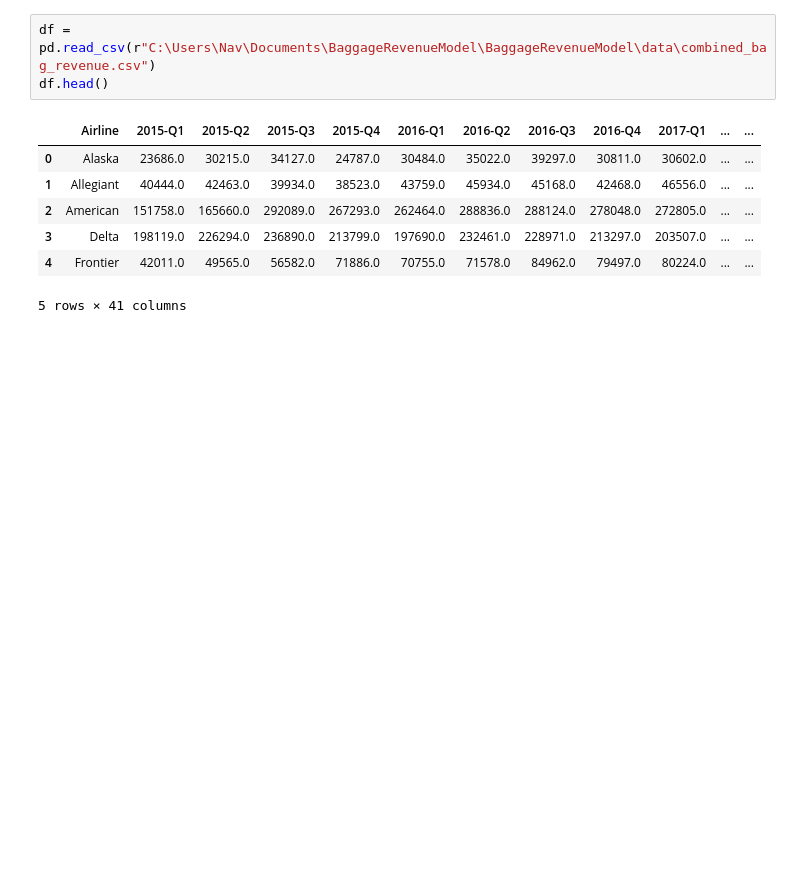
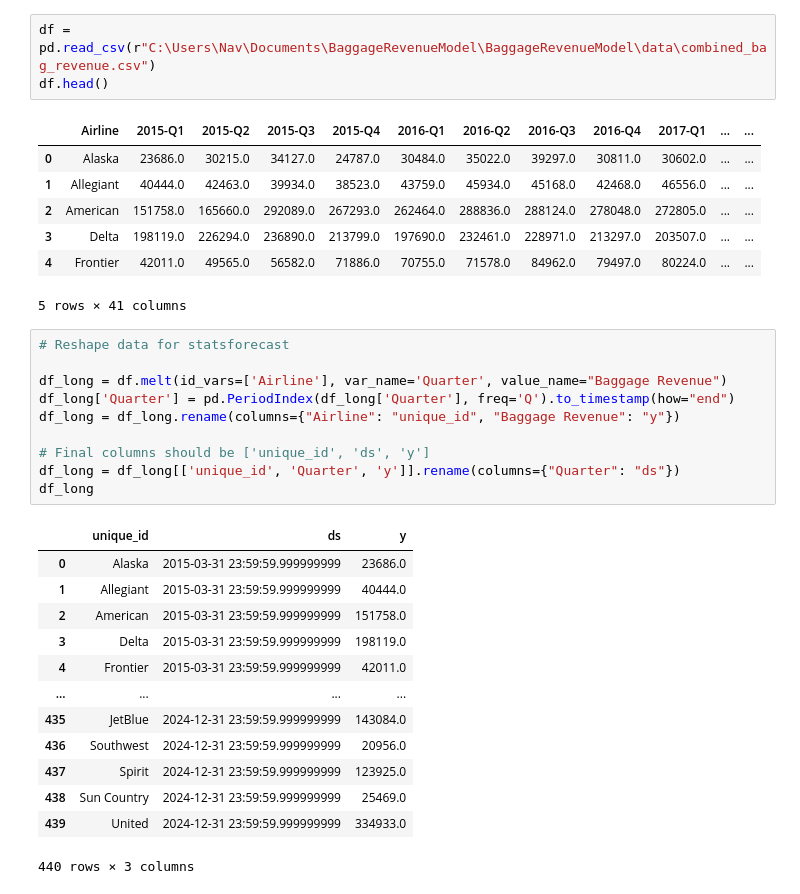
Before and after one commit to PranavShidlaghatta/BaggageRevenueModel, a Jupyter notebook: notebooks/bag_rev_forecast.ipynb, the cells around one changed output. Cells and saved outputs as stored; diff of their text form; blank space fills up the shorter version.

```diff
--- a/notebooks/bag_rev_forecast.ipynb
+++ b/notebooks/bag_rev_forecast.ipynb
@@ -20,4 +18,28 @@ df.head()
 | 3 | Delta | 198119.0 | 226294.0 | 236890.0 | 213799.0 | 197690.0 | 232461.0 | 228971.0 | 213297.0 | 203507.0 | ... | ... |
 | 4 | Frontier | 42011.0 | 49565.0 | 56582.0 | 71886.0 | 70755.0 | 71578.0 | 84962.0 | 79497.0 | 80224.0 | ... | ... |
 5 rows × 41 columns
+# %%
+# Reshape data for statsforecast
+
+df_long = df.melt(id_vars=['Airline'], var_name='Quarter', value_name="Baggage Revenue")
+df_long['Quarter'] = pd.PeriodIndex(df_long['Quarter'], freq='Q').to_timestamp(how="end")
+df_long = df_long.rename(columns={"Airline": "unique_id", "Baggage Revenue": "y"})
+
+# Final columns should be ['unique_id', 'ds', 'y']
+df_long = df_long[['unique_id', 'Quarter', 'y']].rename(columns={"Quarter": "ds"})
+df_long
+# %% [output]
+|  | unique_id | ds | y |
+| 0 | Alaska | 2015-03-31 23:59:59.999999999 | 23686.0 |
+| 1 | Allegiant | 2015-03-31 23:59:59.999999999 | 40444.0 |
+| 2 | American | 2015-03-31 23:59:59.999999999 | 151758.0 |
+| 3 | Delta | 2015-03-31 23:59:59.999999999 | 198119.0 |
+| 4 | Frontier | 2015-03-31 23:59:59.999999999 | 42011.0 |
+| ... | ... | ... | ... |
+| 435 | JetBlue | 2024-12-31 23:59:59.999999999 | 143084.0 |
+| 436 | Southwest | 2024-12-31 23:59:59.999999999 | 20956.0 |
+| 437 | Spirit | 2024-12-31 23:59:59.999999999 | 123925.0 |
+| 438 | Sun Country | 2024-12-31 23:59:59.999999999 | 25469.0 |
+| 439 | United | 2024-12-31 23:59:59.999999999 | 334933.0 |
+440 rows × 3 columns
 # %%
```
Also changed, not shown: parts of 3 cells of this notebook.
